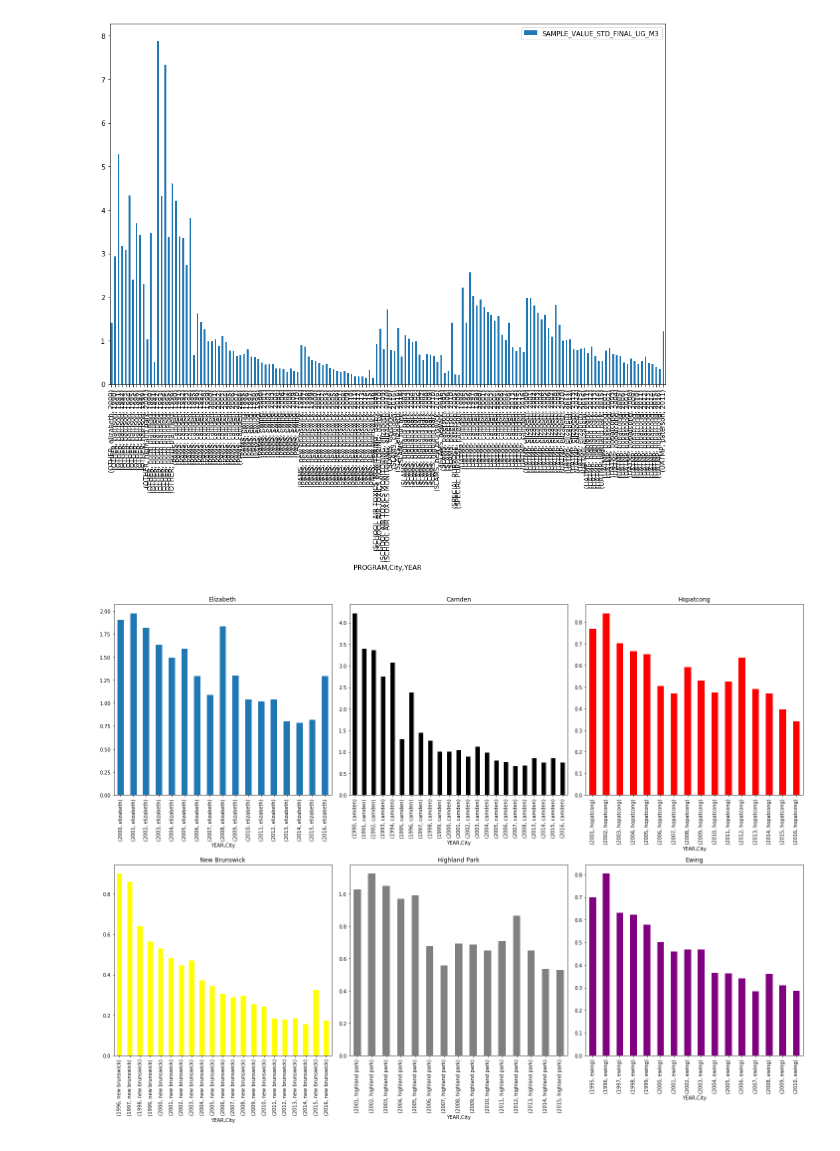
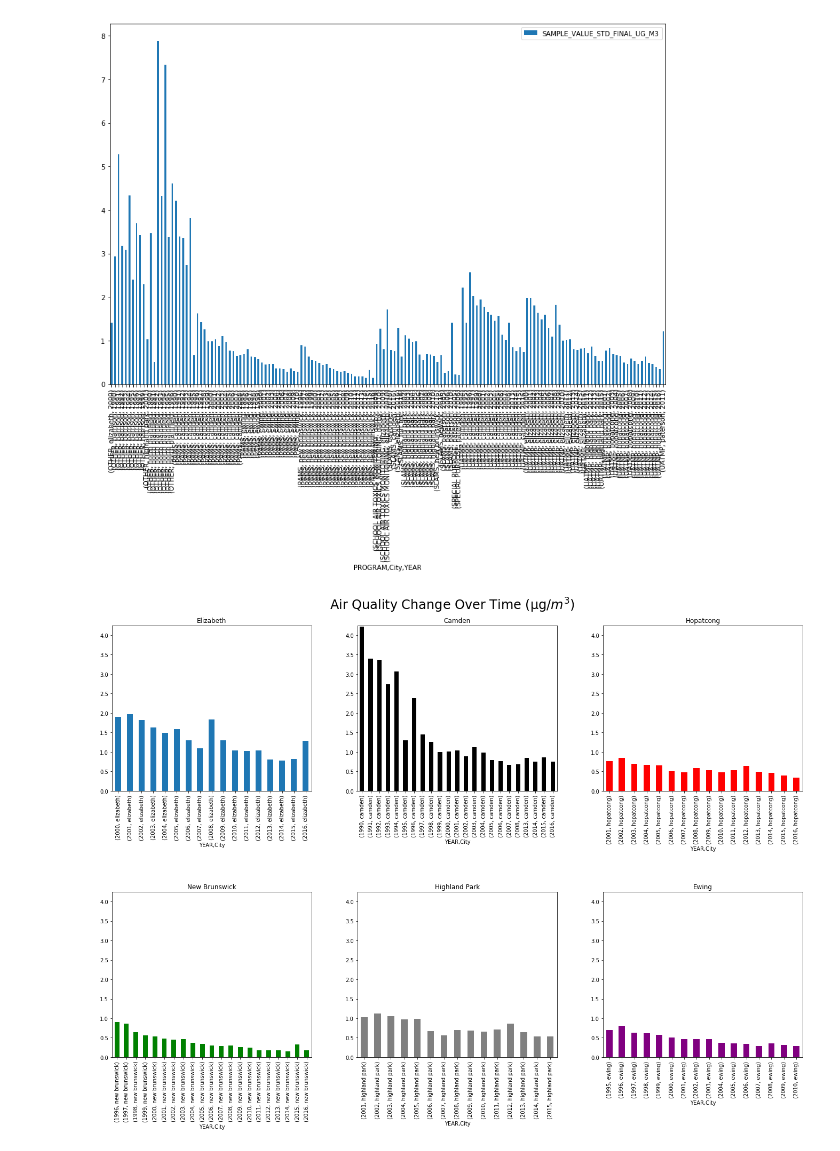
Before and after one commit to jjjjjeb/NJAir_EDA, a Jupyter notebook: Benzene Analysis.ipynb, the cells around one changed output. Saved outputs shown, nothing was run; the diff lists cells and outputs as text; code cells hidden in the pictures.

Commit message:
updated subplot readability and title

```diff
--- a/Benzene Analysis.ipynb
+++ b/Benzene Analysis.ipynb
@@ -691,27 +691,28 @@ highland_park = pd.DataFrame(city_year_mean.query('City == [\'highland park\']')
 # highland_park
 # %%
 fig, axes = plt.subplots(nrows=2, ncols=3, figsize=(20,15))
+fig.suptitle("Air Quality Change Over Time (μg/$m^3$)", size = 24, va= 'top')
 
-elizabeth.plot(kind='bar', ax=axes[0,0], legend=False)
+elizabeth.plot(kind='bar', ax=axes[0,0], ylim=(0,4.25), legend=False)
 axes[0,0].set_title("Elizabeth")
 
-camden.plot(kind='bar', color='black', ax=axes[0,1], legend=False)
+camden.plot(kind='bar', color='black', ax=axes[0,1], ylim=(0,4.25), legend=False)
 axes[0,1].set_title("Camden")
 
-hopatcong.plot(kind='bar', color='red', ax=axes[0,2], legend=False)
+hopatcong.plot(kind='bar', color='red', ax=axes[0,2], ylim=(0,4.25), legend=False)
 axes[0,2].set_title("Hopatcong")
 
-new_brunswick.plot(kind='bar', color = 'yellow', ax=axes[1,0], legend=False)
+new_brunswick.plot(kind='bar', color = 'green', ax=axes[1,0], ylim=(0,4.25), legend=False)
 axes[1,0].set_title("New Brunswick")
 
-highland_park.plot(kind='bar', color='gray', ax=axes[1,1], legend=False)
+highland_park.plot(kind='bar', color='gray', ax=axes[1,1], ylim=(0,4.25), legend=False)
 axes[1,1].set_title("Highland Park")
 
-ewing.plot(kind='bar', color='purple', ax=axes[1,2], legend=False)
+ewing.plot(kind='bar', color='purple', ax=axes[1,2], ylim=(0,4.25), legend=False)
 axes[1,2].set_title("Ewing")
 
-fig.subplots_adjust(hspace=0.75)
-plt.tight_layout()
+# fig.subplots_adjust(hspace=0.45,wspace=0.1)
+plt.tight_layout(pad=6)
 plt.savefig('Images/air_quality_change_city.png')
 # %% [output]
-[figure, old version]
+[figure, new version]
```
Also changed, not shown: 1 other file.
